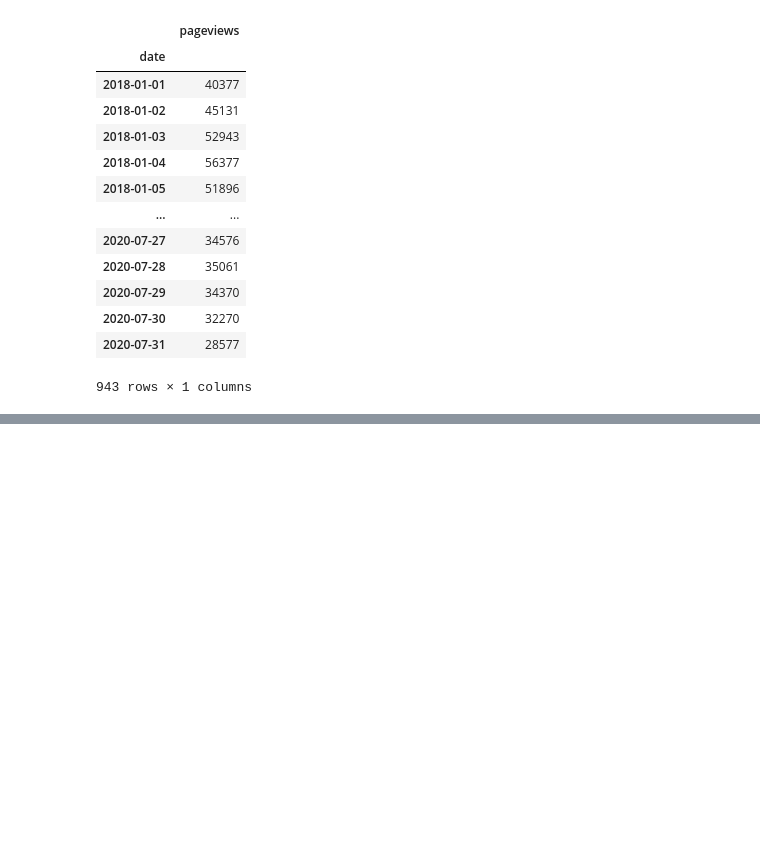
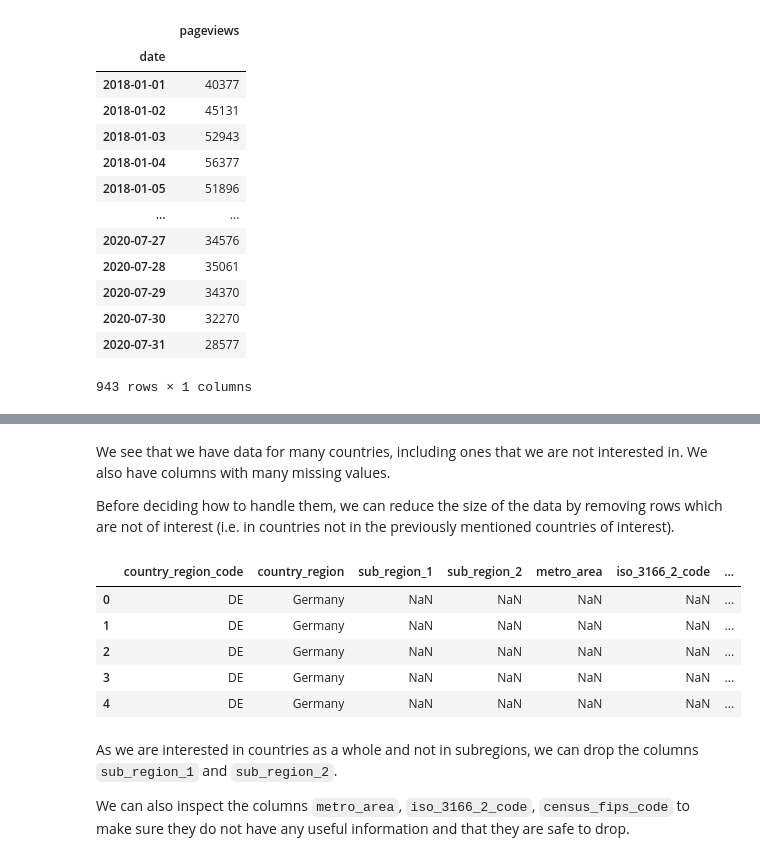
Before and after one commit to epfl-ada/ada-2022-project-zeta, a Jupyter notebook: notebook_anton.ipynb, the cells around one changed output, grey strips where cells are left out. Saved outputs shown, nothing was run; the diff lists cells and outputs as text; code cells hidden in the pictures; blank space fills up the shorter version.

```diff
--- a/notebook_anton.ipynb
+++ b/notebook_anton.ipynb
@@ -178,20 +93,20 @@ In addition, we can see that we can group our countries of interest into geograp
 # %%
 from collections import defaultdict
 # %%
-countries = [
-    "Denmark",
-    "Finland",
-    "France",
-    "Germany",
-    "Italy",
-    "Japan",
-    "Netherlands",
-    "Norway",
-    "Serbia",
-    "South_Korea",
-    "Spain",
-    "Sweden",
-]
+countries = {
+    "Denmark": "DK",
+    "Finland": "FI",
+    "France": "FR",
+    "Germany": "DE",
+    "Italy": "IT",
+    "Japan": "JP",
+    "Netherlands": "NL",
+    "Norway": "NO",
+    "Serbia": "RS",
+    "South_Korea": "KR",
+    "Spain": "ES",
+    "Sweden": "SE",
+}
 
 regions = [
     "Geography.Regions.Europe.Northern Europe",
@@ -292,0 +223,22 @@ combine_views("no", "History and Society.Politics and government")
+# %% [markdown]
+We see that we have data for many countries, including ones that we are not interested in. We also have columns with many missing values.
+
+Before deciding how to handle them, we can reduce the size of the data by removing rows which are not of interest (i.e. in countries not in the previously mentioned countries of interest).
+# %%
+# Select only rows in countries of interest
+mobility_data = mobility_data[
+    mobility_data["country_region_code"].isin(countries.values())
+].reset_index(drop=True)
+
+mobility_data.head()
+# %% [output]
+|  | country_region_code | country_region | sub_region_1 | sub_region_2 | metro_area | iso_3166_2_code | ... |
+| 0 | DE | Germany | NaN | NaN | NaN | NaN | ... |
+| 1 | DE | Germany | NaN | NaN | NaN | NaN | ... |
+| 2 | DE | Germany | NaN | NaN | NaN | NaN | ... |
+| 3 | DE | Germany | NaN | NaN | NaN | NaN | ... |
+| 4 | DE | Germany | NaN | NaN | NaN | NaN | ... |
+# %% [markdown]
+As we are interested in countries as a whole and not in subregions, we can drop the columns `sub_region_1` and `sub_region_2`.
+
+We can also inspect the columns `metro_area`, `iso_3166_2_code`, `census_fips_code` to make sure they do not have any useful information and that they are safe to drop.
```
Also changed, not shown: parts of 25 cells of this notebook.
